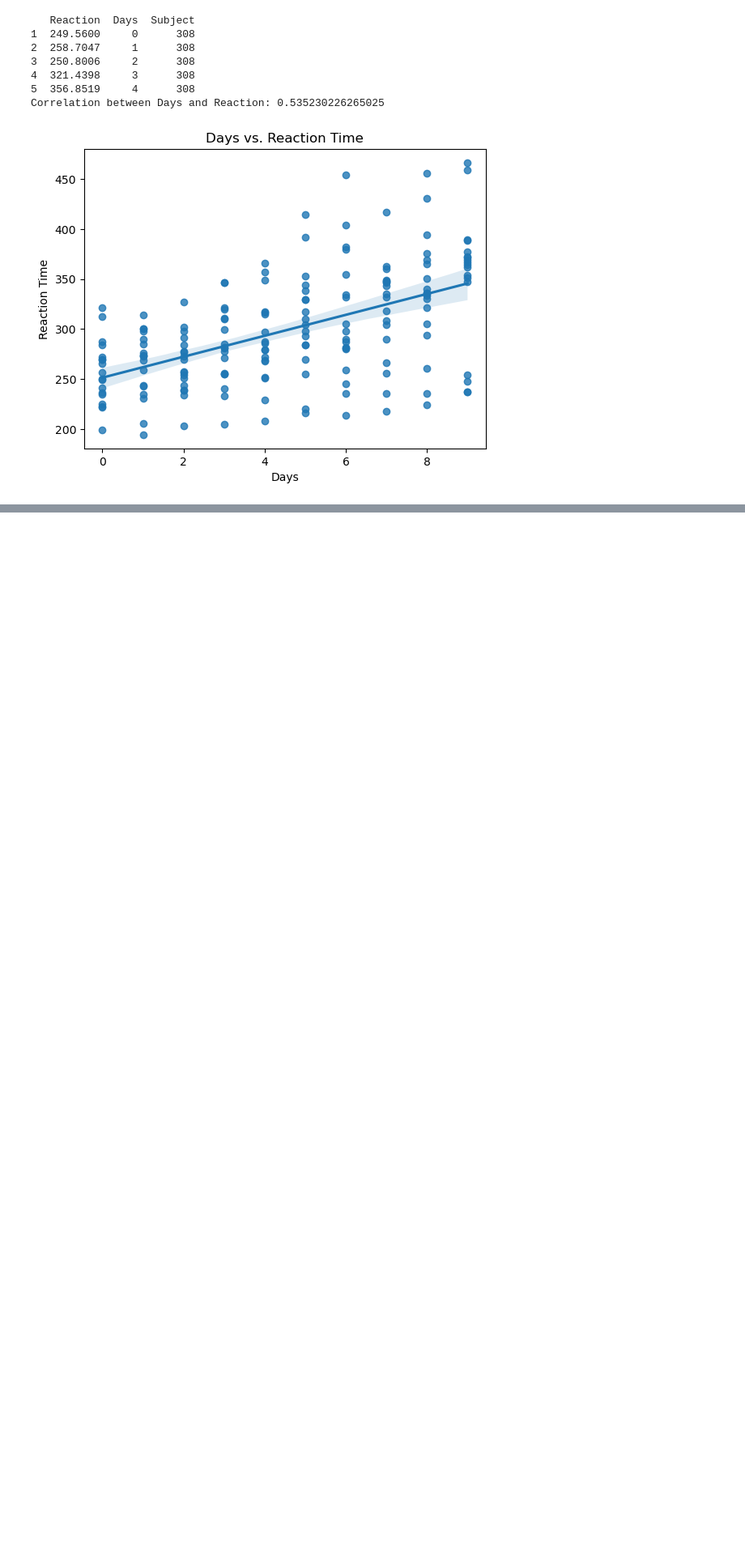
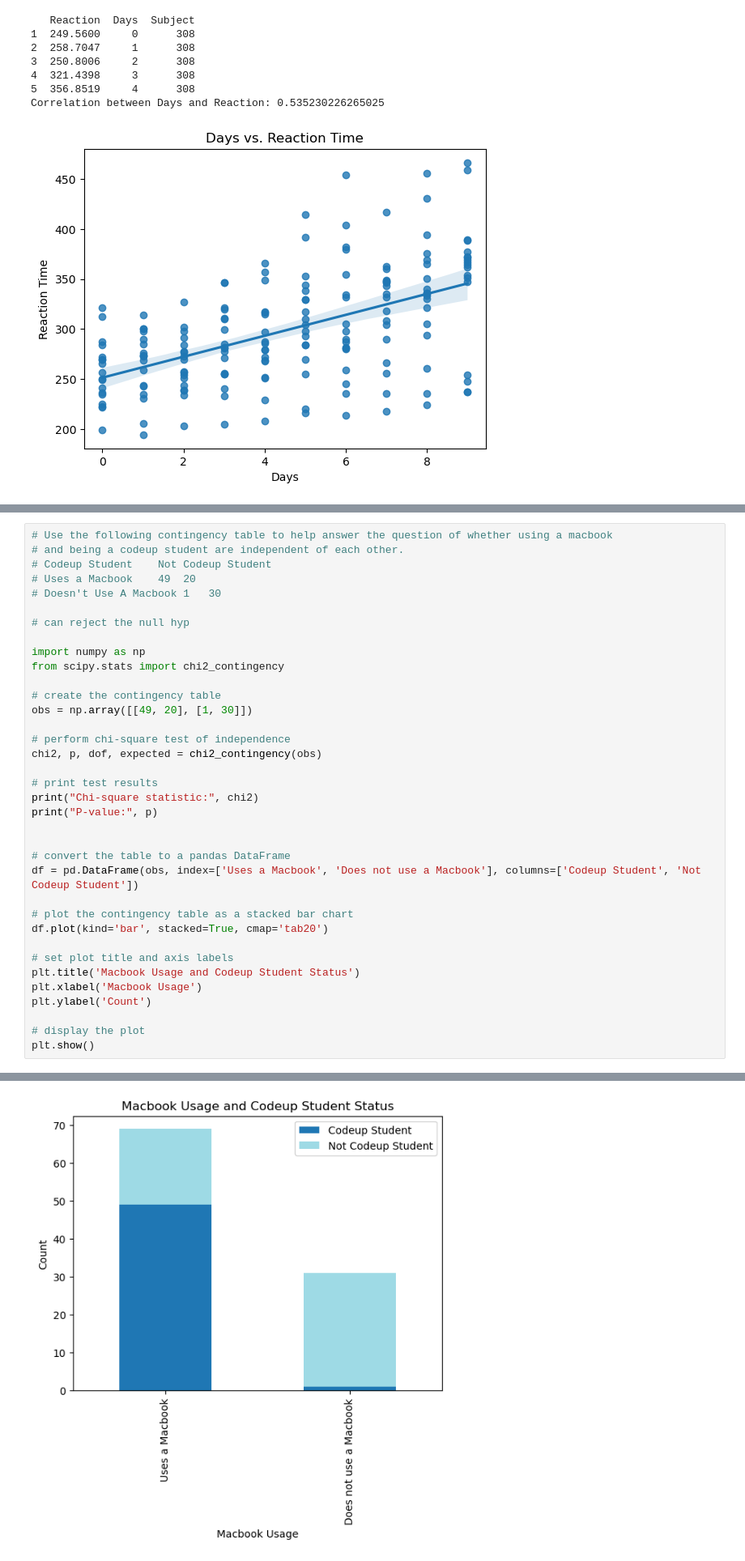
Before and after one commit to JoeyGideon/statistics-exercises, a Jupyter notebook: hypothesis_testing.ipynb, the cells around one changed output, grey strips where cells are left out. Shown at 81% size. Saved outputs shown, nothing was run; the diff lists cells and outputs as text; blank space fills up the shorter version.

```diff
--- a/hypothesis_testing.ipynb
+++ b/hypothesis_testing.ipynb
@@ -477,0 +493,37 @@ Correlation between Days and Reaction: 0.535230226265025
+# %%
+# Use the following contingency table to help answer the question of whether using a macbook
+# and being a codeup student are independent of each other.
+# Codeup Student	Not Codeup Student
+# Uses a Macbook	49	20
+# Doesn't Use A Macbook	1	30
+
+# can reject the null hyp
+
+import numpy as np
+from scipy.stats import chi2_contingency
+
+# create the contingency table
+obs = np.array([[49, 20], [1, 30]])
+
+# perform chi-square test of independence
+chi2, p, dof, expected = chi2_contingency(obs)
+
+# print test results
+print("Chi-square statistic:", chi2)
+print("P-value:", p)
+
+
+# convert the table to a pandas DataFrame
+df = pd.DataFrame(obs, index=['Uses a Macbook', 'Does not use a Macbook'], columns=['Codeup Student', 'Not Codeup Student'])
+
+# plot the contingency table as a stacked bar chart
+df.plot(kind='bar', stacked=True, cmap='tab20')
+
+# set plot title and axis labels
+plt.title('Macbook Usage and Codeup Student Status')
+plt.xlabel('Macbook Usage')
+plt.ylabel('Count')
+
+# display the plot
+plt.show()
+# %% [output]
@@ -477,0 +532 @@ Correlation between Days and Reaction: 0.535230226265025
+[figure, added]
```
Also changed, not shown: parts of 5 cells of this notebook.
